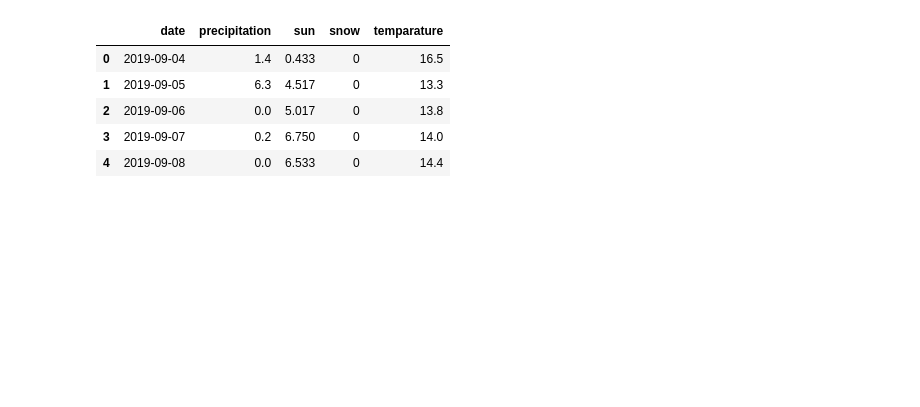
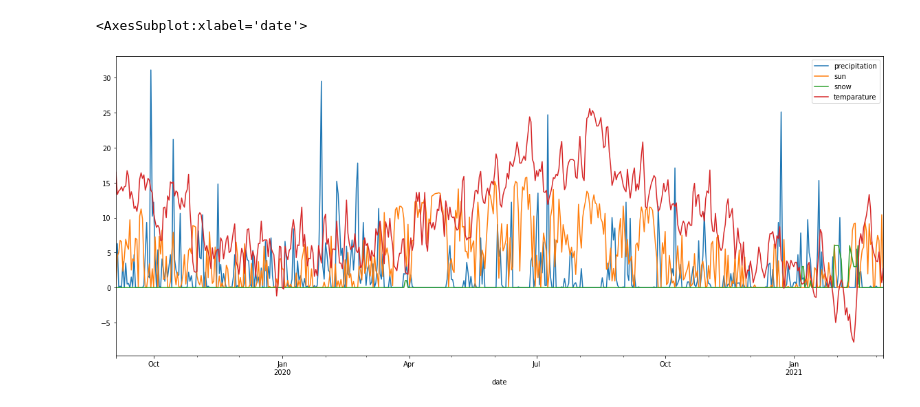
Before and after one commit to johannes-gehrs/corona-forecast-hamburg, a Jupyter notebook: corona.ipynb, the cells around one changed output. Drawn from its saved outputs; the diff is of its cells as text; code cells hidden in the pictures; blank space fills up the shorter version.

```diff
--- a/corona.ipynb
+++ b/corona.ipynb
@@ -1,18 +1,16 @@
 # %%
 import pandas as pd
 
 weather_df = pd.read_csv("./data/klarchiv_01975_daily_akt/produkt_klima_tag_20190904_20210306_01975.txt",
                              delimiter=";", skipinitialspace=True, usecols=['TMK', 'RSK', 'SHK_TAG', 'SDK',  'MESS_DATUM'],
                         parse_dates=['MESS_DATUM'])
 weather_df.rename(columns={'MESS_DATUM': 'date', 'RSK': 'precipitation', 'SDK': 'sun', 'SHK_TAG': 'snow', 'TMK': 'temparature'}, inplace=True)
-weather_df.head()
+weather_df.set_index('date',  inplace=True)
+
+weather_df.plot(figsize=(20,8))
 # %% [output]
-|  | date | precipitation | sun | snow | temparature |
-| 0 | 2019-09-04 | 1.4 | 0.433 | 0 | 16.5 |
-| 1 | 2019-09-05 | 6.3 | 4.517 | 0 | 13.3 |
-| 2 | 2019-09-06 | 0.0 | 5.017 | 0 | 13.8 |
-| 3 | 2019-09-07 | 0.2 | 6.750 | 0 | 14.0 |
-| 4 | 2019-09-08 | 0.0 | 6.533 | 0 | 14.4 |
+<AxesSubplot:xlabel='date'>
+[figure, added]
 # %%
 #pd.set_option('display.max_rows', 100)
 
```
Also changed, not shown: parts of 2 cells of this notebook, 2 other files.
